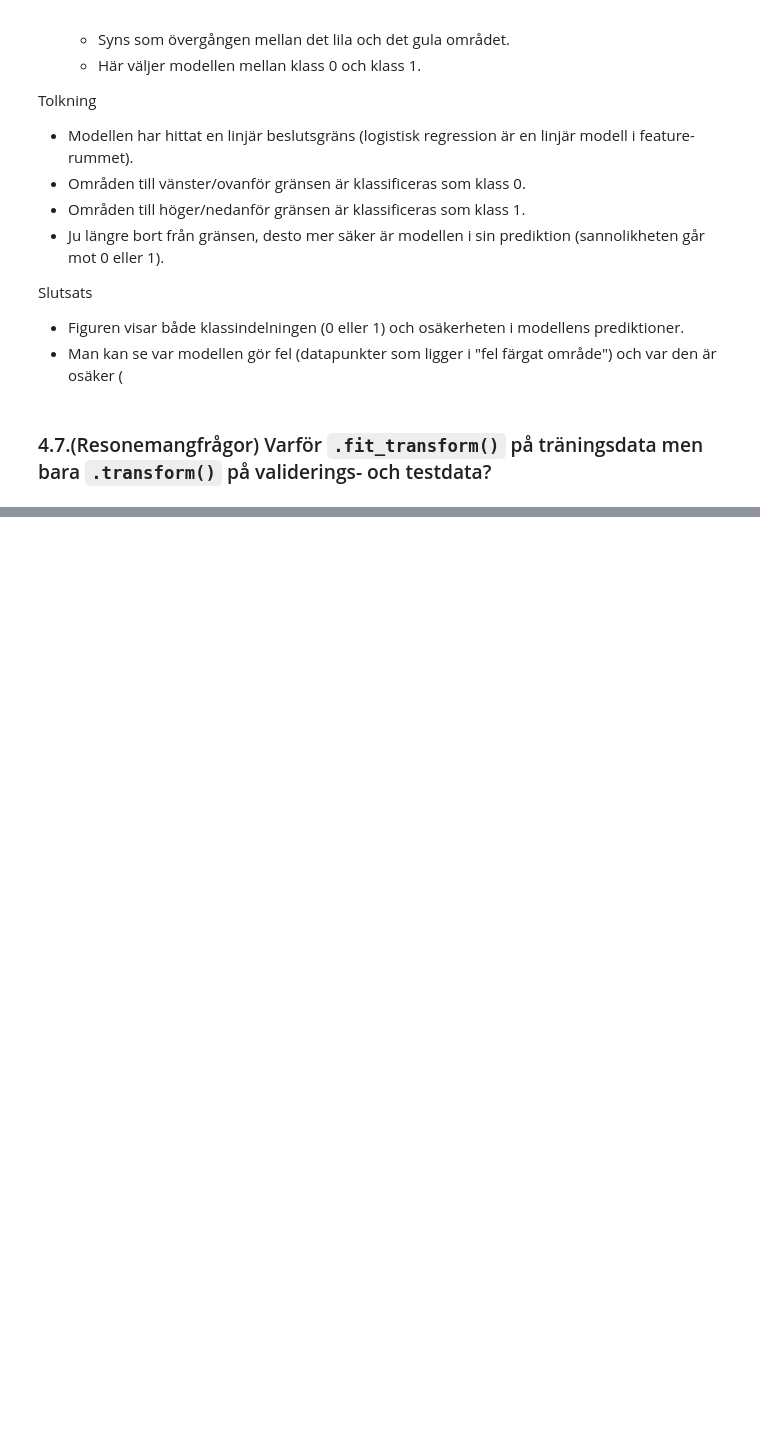
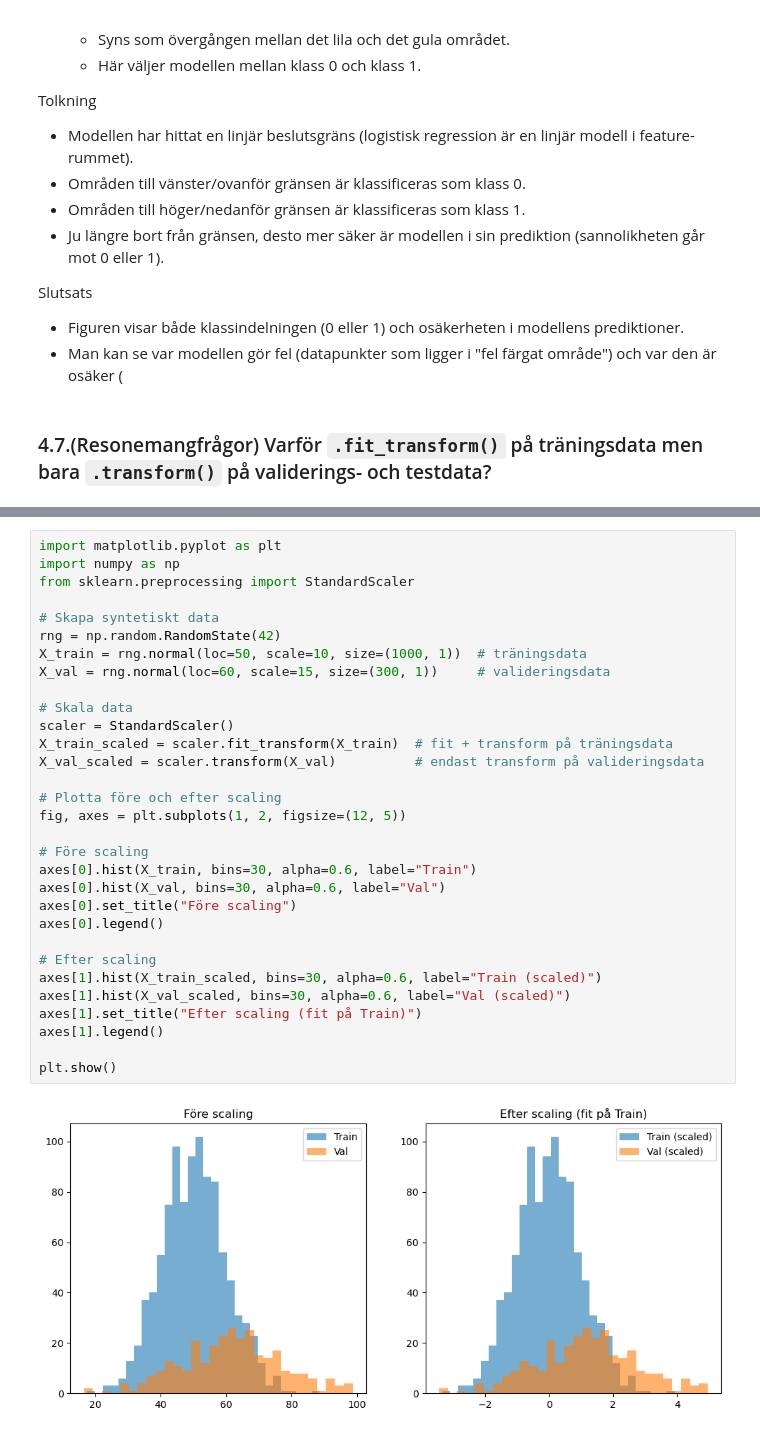
Before and after one commit to ManaInfectedRP/Skola-Python, a Jupyter notebook: Uppgifter.ipynb, the cells around one changed output, grey strips where cells are left out. Drawn from its saved outputs; the diff is of its cells as text; blank space fills up the shorter version.

```diff
--- a/Uppgifter.ipynb
+++ b/Uppgifter.ipynb
@@ -2482,0 +2485,33 @@ X_test = scaler.transform(X_test)
+# %%
+import matplotlib.pyplot as plt
+import numpy as np
+from sklearn.preprocessing import StandardScaler
+
+# Skapa syntetiskt data
+rng = np.random.RandomState(42)
+X_train = rng.normal(loc=50, scale=10, size=(1000, 1))  # träningsdata
+X_val = rng.normal(loc=60, scale=15, size=(300, 1))     # valideringsdata
+
+# Skala data
+scaler = StandardScaler()
+X_train_scaled = scaler.fit_transform(X_train)  # fit + transform på träningsdata
+X_val_scaled = scaler.transform(X_val)          # endast transform på valideringsdata
+
+# Plotta före och efter scaling
+fig, axes = plt.subplots(1, 2, figsize=(12, 5))
+
+# Före scaling
+axes[0].hist(X_train, bins=30, alpha=0.6, label="Train")
+axes[0].hist(X_val, bins=30, alpha=0.6, label="Val")
+axes[0].set_title("Före scaling")
+axes[0].legend()
+
+# Efter scaling
+axes[1].hist(X_train_scaled, bins=30, alpha=0.6, label="Train (scaled)")
+axes[1].hist(X_val_scaled, bins=30, alpha=0.6, label="Val (scaled)")
+axes[1].set_title("Efter scaling (fit på Train)")
+axes[1].legend()
+
+plt.show()
+# %% [output]
+[figure, added]
```
Also changed, not shown: parts of 16 cells of this notebook.
